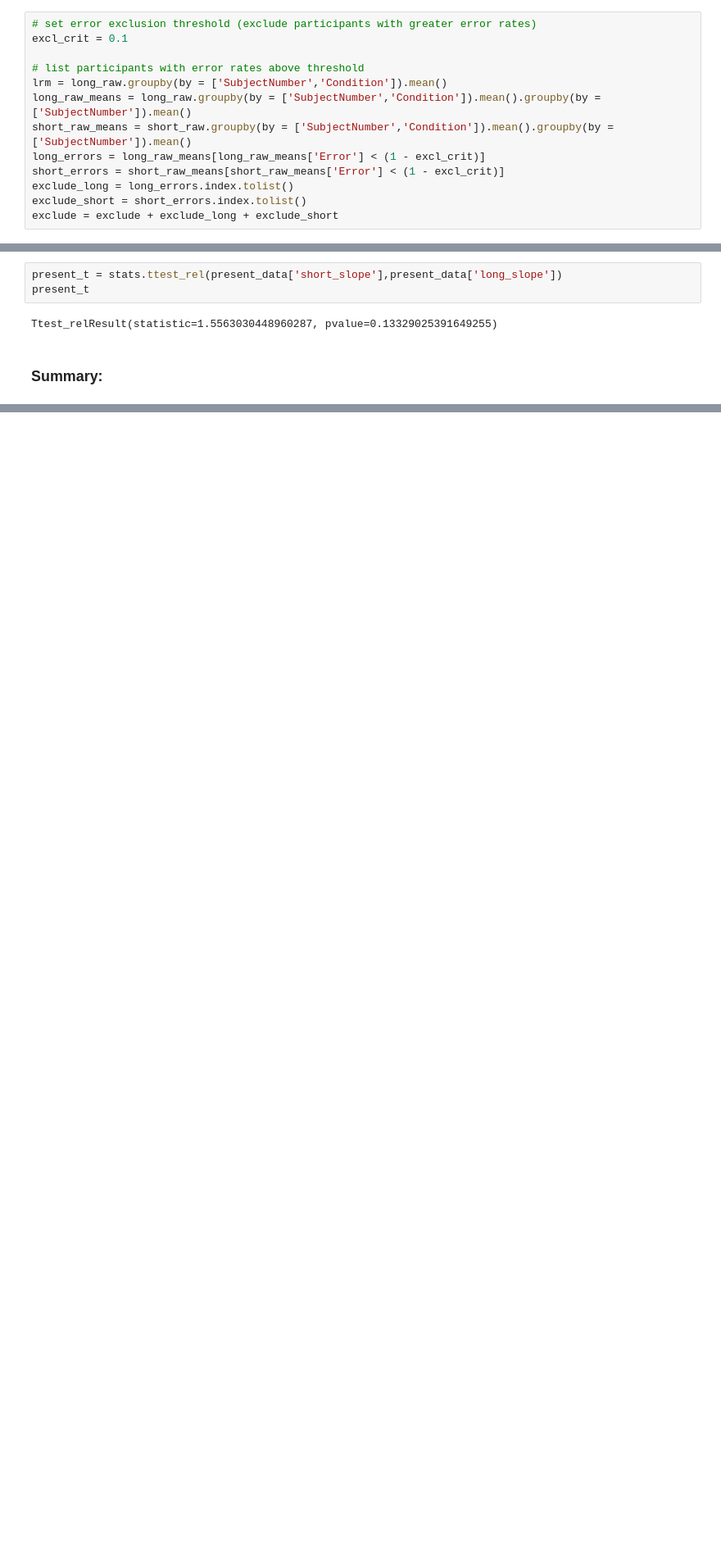
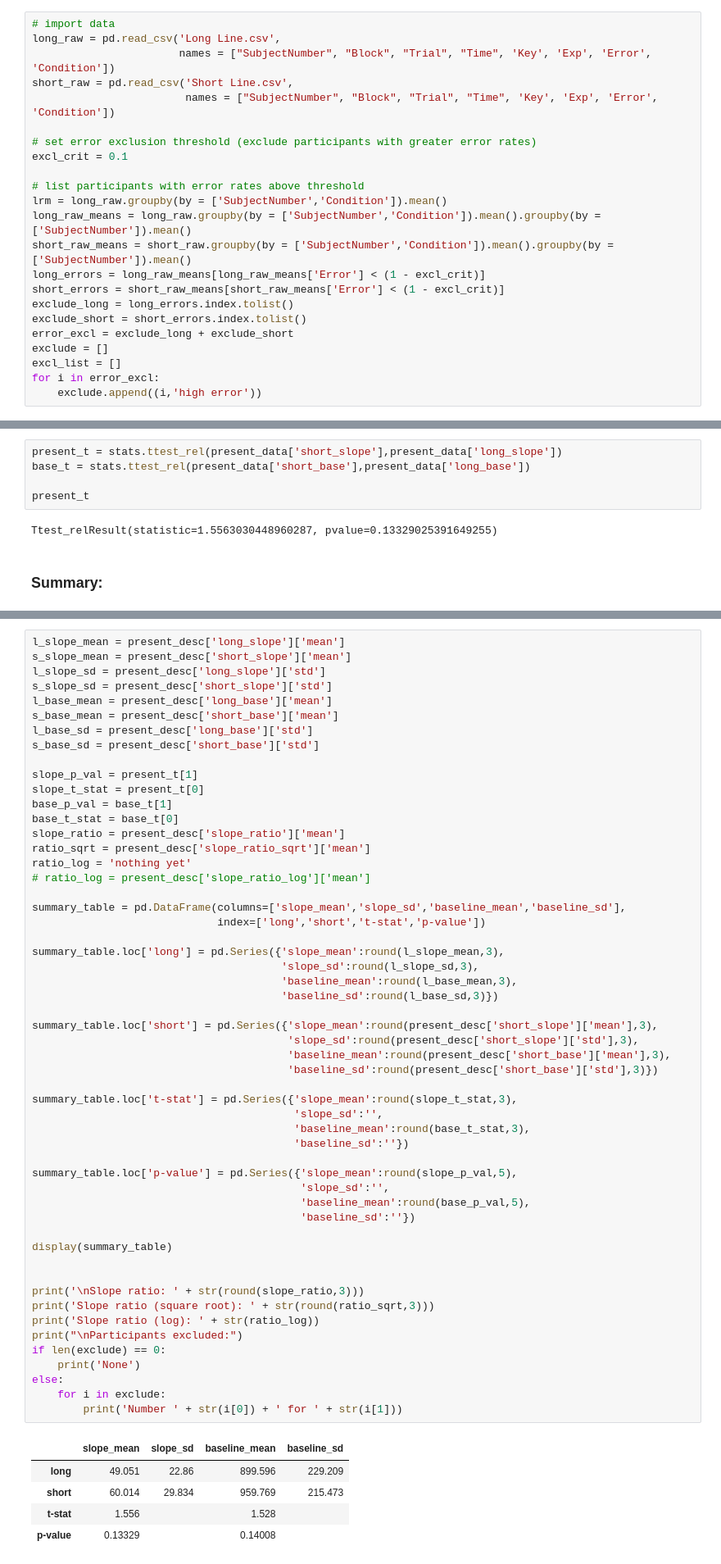
Before and after one commit to MDoswell/SHIVA, a Jupyter notebook: SHIVA analysis.ipynb, the cells around one changed output, grey strips where cells are left out. Shown: that part at 82% size. Drawn from its saved outputs; the diff is of its cells as text; blank space fills up the shorter version.

```diff
--- a/SHIVA analysis.ipynb
+++ b/SHIVA analysis.ipynb
@@ -69,4 +70,10 @@ short_raw = pd.read_csv('Short Line.csv',
 # %%
+# import data
+long_raw = pd.read_csv('Long Line.csv',
+                       names = ["SubjectNumber", "Block", "Trial", "Time", 'Key', 'Exp', 'Error', 'Condition'])
+short_raw = pd.read_csv('Short Line.csv',
+                        names = ["SubjectNumber", "Block", "Trial", "Time", 'Key', 'Exp', 'Error', 'Condition'])
+
 # set error exclusion threshold (exclude participants with greater error rates)
 excl_crit = 0.1
 
@@ -78,7 +85,11 @@ long_errors = long_raw_means[long_raw_means['Error'] < (1 - excl_crit)]
 short_errors = short_raw_means[short_raw_means['Error'] < (1 - excl_crit)]
 exclude_long = long_errors.index.tolist()
 exclude_short = short_errors.index.tolist()
-exclude = exclude + exclude_long + exclude_short
+error_excl = exclude_long + exclude_short
+exclude = []
+excl_list = []
+for i in error_excl:
+    exclude.append((i,'high error'))
 # %% [markdown]
 ## Participants with error rates above threshold
 (Excluded from further analysis)
@@ -211,6 +239,8 @@ present_desc.round(3)
 #### t-test
 # %%
 present_t = stats.ttest_rel(present_data['short_slope'],present_data['long_slope'])
+base_t = stats.ttest_rel(present_data['short_base'],present_data['long_base'])
+
 present_t
 # %% [output]
 Ttest_relResult(statistic=1.5563030448960287, pvalue=0.13329025391649255)
@@ -242,0 +249,60 @@ Short baseline: Mean: 959.769
+# %%
+l_slope_mean = present_desc['long_slope']['mean']
+s_slope_mean = present_desc['short_slope']['mean']
+l_slope_sd = present_desc['long_slope']['std']
+s_slope_sd = present_desc['short_slope']['std']
+l_base_mean = present_desc['long_base']['mean']
+s_base_mean = present_desc['short_base']['mean']
+l_base_sd = present_desc['long_base']['std']
+s_base_sd = present_desc['short_base']['std']
+
+slope_p_val = present_t[1]
+slope_t_stat = present_t[0]
+base_p_val = base_t[1]
+base_t_stat = base_t[0]
+slope_ratio = present_desc['slope_ratio']['mean']
+ratio_sqrt = present_desc['slope_ratio_sqrt']['mean']
+ratio_log = 'nothing yet'
+# ratio_log = present_desc['slope_ratio_log']['mean']
+
+summary_table = pd.DataFrame(columns=['slope_mean','slope_sd','baseline_mean','baseline_sd'],
+                             index=['long','short','t-stat','p-value'])
+
+summary_table.loc['long'] = pd.Series({'slope_mean':round(l_slope_mean,3),
+                                       'slope_sd':round(l_slope_sd,3),
+                                       'baseline_mean':round(l_base_mean,3),
+                                       'baseline_sd':round(l_base_sd,3)})
+
+summary_table.loc['short'] = pd.Series({'slope_mean':round(present_desc['short_slope']['mean'],3),
+                                        'slope_sd':round(present_desc['short_slope']['std'],3),
+                                        'baseline_mean':round(present_desc['short_base']['mean'],3),
+                                        'baseline_sd':round(present_desc['short_base']['std'],3)})
+
+summary_table.loc['t-stat'] = pd.Series({'slope_mean':round(slope_t_stat,3),
+                                         'slope_sd':'',
+                                         'baseline_mean':round(base_t_stat,3),
+                                         'baseline_sd':''})
+
+summary_table.loc['p-value'] = pd.Series({'slope_mean':round(slope_p_val,5),
+                                          'slope_sd':'',
+                                          'baseline_mean':round(base_p_val,5),
+                                          'baseline_sd':''})
+
+display(summary_table)
+
+
+print('\nSlope ratio: ' + str(round(slope_ratio,3)))
+print('Slope ratio (square root): ' + str(round(ratio_sqrt,3)))
+print('Slope ratio (log): ' + str(ratio_log))
+print("\nParticipants excluded:")
+if len(exclude) == 0:
+    print('None')
+else:
+    for i in exclude:
+        print('Number ' + str(i[0]) + ' for ' + str(i[1]))
+# %% [output]
+|  | slope_mean | slope_sd | baseline_mean | baseline_sd |
+| long | 49.051 | 22.86 | 899.596 | 229.209 |
+| short | 60.014 | 29.834 | 959.769 | 215.473 |
+| t-stat | 1.556 |  | 1.528 |  |
+| p-value | 0.13329 |  | 0.14008 |  |
```
Also changed, not shown: parts of 34 cells of this notebook, 1 other file.
